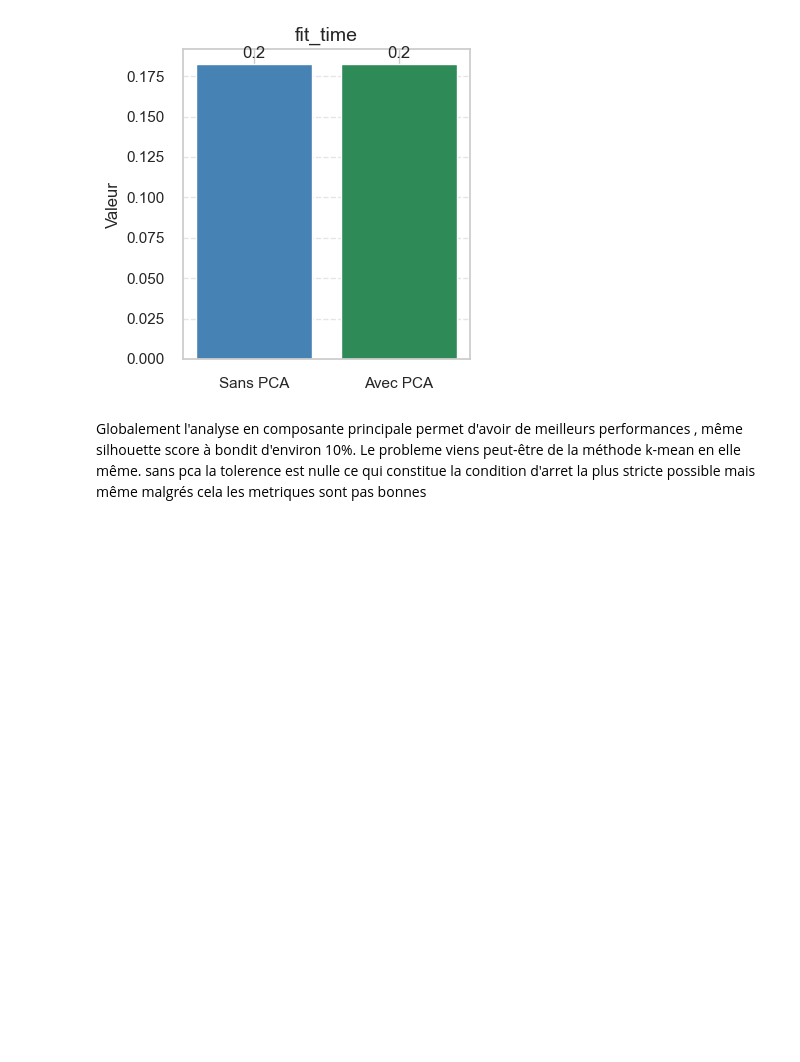
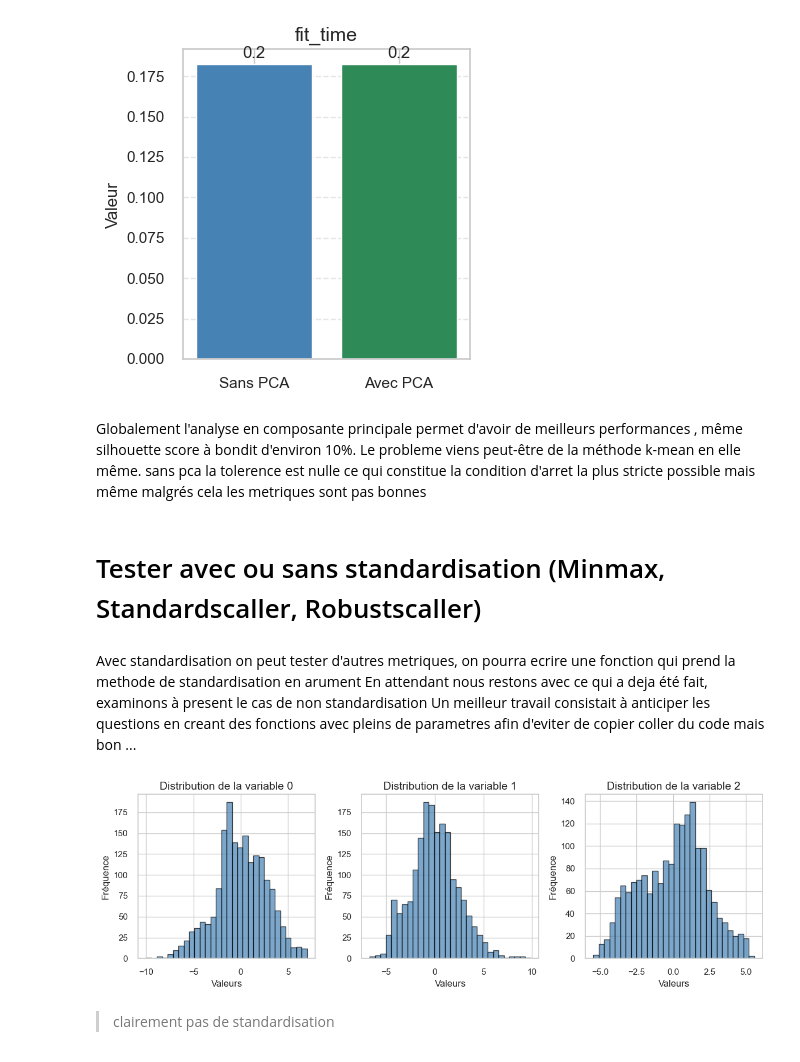
Before and after one commit to Mafieuu/TP-ISE---Clustering-2025, a Jupyter notebook: clustering_digits_dataset.ipynb, the cells around one changed output. Drawn from its saved outputs; the diff is of its cells as text; code cells hidden in the pictures; blank space fills up the shorter version.

Commit message:
compare avec/sans standardisation

```diff
--- a/clustering_digits_dataset.ipynb
+++ b/clustering_digits_dataset.ipynb
@@ -1047,3 +1047,29 @@ for metric in df_numeric.index:
 Globalement l'analyse en composante principale permet d'avoir de meilleurs performances , même silhouette score à bondit d'environ 10%.
 Le probleme viens peut-être de la méthode k-mean en elle même.
 sans pca  la tolerence est nulle ce qui constitue la condition d'arret la plus stricte possible mais même malgrés cela les metriques sont pas bonnes
+# %% [markdown]
+# Tester avec ou sans standardisation (Minmax, Standardscaller, Robustscaller)
+# %% [markdown]
+Avec standardisation on peut tester d'autres metriques, on pourra ecrire une fonction qui prend la methode de standardisation en arument
+En attendant nous restons avec ce qui a deja été fait, examinons à present le cas de non standardisation
+Un meilleur travail consistait à anticiper les questions  en creant des fonctions avec pleins de parametres afin d'eviter de copier coller du code mais bon ...
+# %%
+
+# Sélectionner quelques variables de X_scaled
+variables = [0, 1, 2]
+
+plt.figure(figsize=(12, 4))
+
+for i, var in enumerate(variables, 1):
+    plt.subplot(1, len(variables), i)
+    plt.hist(X_pca[:, var], bins=30, alpha=0.7, color="steelblue", edgecolor="black")
+    plt.title(f"Distribution de la variable {var}")
+    plt.xlabel("Valeurs")
+    plt.ylabel("Fréquence")
+
+plt.tight_layout()
+plt.show()
+# %% [output]
+[figure, added]
+# %% [markdown]
+> clairement  pas de standardisation
```
Also changed, not shown: parts of 6 cells of this notebook.
